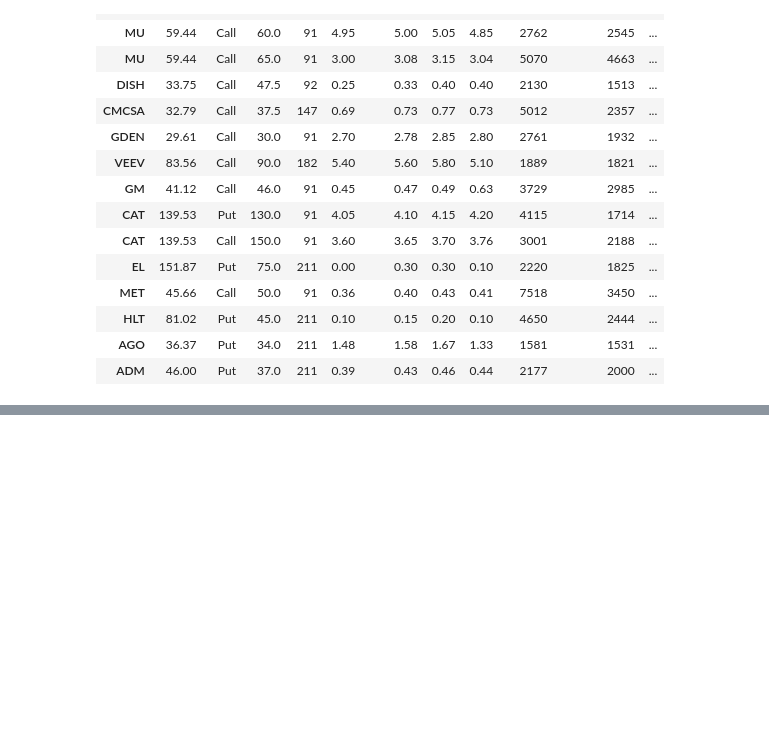
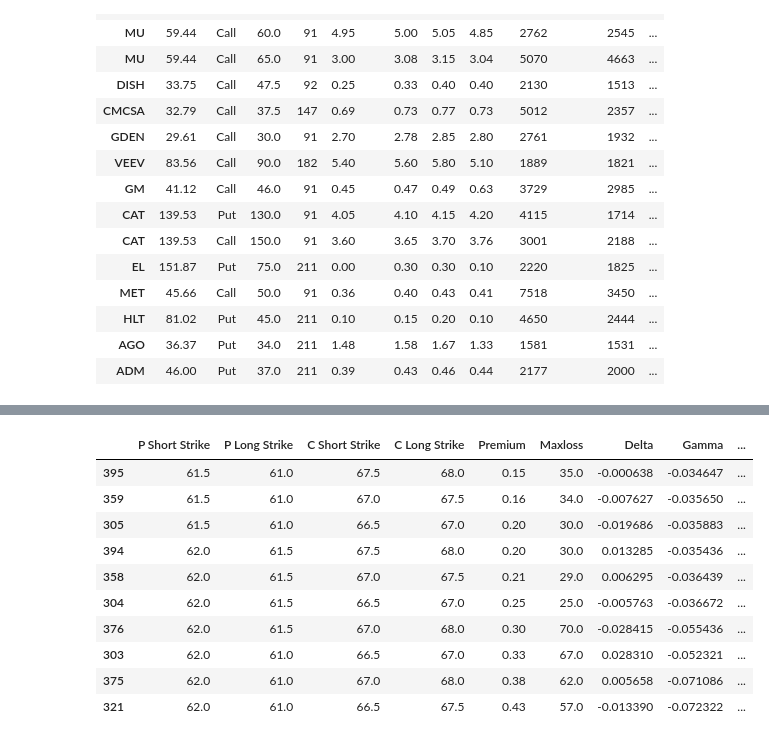
Before and after one commit to auto-d1dact/SPX-Put-Selling, a Jupyter notebook: Live Data Pulling/Options Pulling/Day Trading Options - Augen.ipynb, the cells around one changed output, grey strips where cells are left out. Saved outputs shown, nothing was run; the diff lists cells and outputs as text; code cells hidden in the pictures; blank space fills up the shorter version.

```diff
--- a/Live Data Pulling/Options Pulling/Day Trading Options - Augen.ipynb
+++ b/Live Data Pulling/Options Pulling/Day Trading Options - Augen.ipynb
@@ -1164,0 +1407,17 @@ combos.join(tickers)[['Delta', 'Gamma', 'Long Ask', 'Long Bid', 'Long Strike', '
+# %%
+filtered_condors = condors_df[(condors_df['P Short Strike'] <= 62) &
+                              (condors_df['C Short Strike'] >= 66.5) &
+                              (abs(condors_df['Delta']) <= 0.03)].sort_values('RiskRewardRatio', ascending = False)
+filtered_condors.sort_values('Premium')
+# %% [output]
+|  | P Short Strike | P Long Strike | C Short Strike | C Long Strike | Premium | Maxloss | Delta | Gamma | ... |
+| 395 | 61.5 | 61.0 | 67.5 | 68.0 | 0.15 | 35.0 | -0.000638 | -0.034647 | ... |
+| 359 | 61.5 | 61.0 | 67.0 | 67.5 | 0.16 | 34.0 | -0.007627 | -0.035650 | ... |
+| 305 | 61.5 | 61.0 | 66.5 | 67.0 | 0.20 | 30.0 | -0.019686 | -0.035883 | ... |
+| 394 | 62.0 | 61.5 | 67.5 | 68.0 | 0.20 | 30.0 | 0.013285 | -0.035436 | ... |
+| 358 | 62.0 | 61.5 | 67.0 | 67.5 | 0.21 | 29.0 | 0.006295 | -0.036439 | ... |
+| 304 | 62.0 | 61.5 | 66.5 | 67.0 | 0.25 | 25.0 | -0.005763 | -0.036672 | ... |
+| 376 | 62.0 | 61.5 | 67.0 | 68.0 | 0.30 | 70.0 | -0.028415 | -0.055436 | ... |
+| 303 | 62.0 | 61.0 | 66.5 | 67.0 | 0.33 | 67.0 | 0.028310 | -0.052321 | ... |
+| 375 | 62.0 | 61.0 | 67.0 | 68.0 | 0.38 | 62.0 | 0.005658 | -0.071086 | ... |
+| 321 | 62.0 | 61.0 | 66.5 | 67.5 | 0.43 | 57.0 | -0.013390 | -0.072322 | ... |
```
Also changed, not shown: parts of 8 cells of this notebook, 1 other file.
